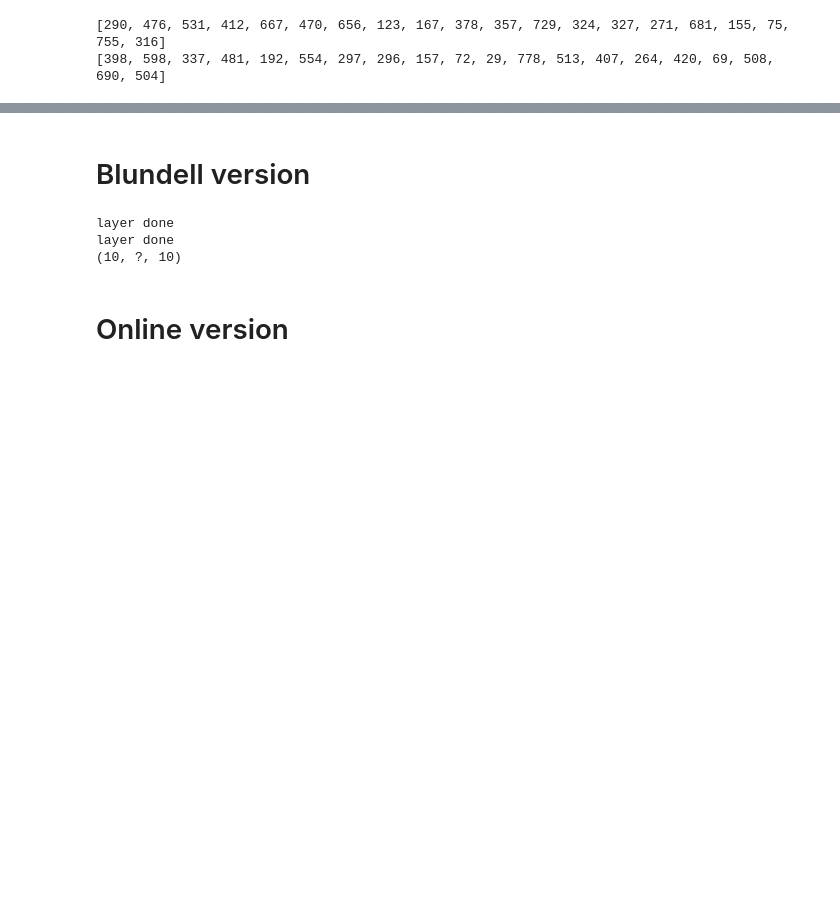
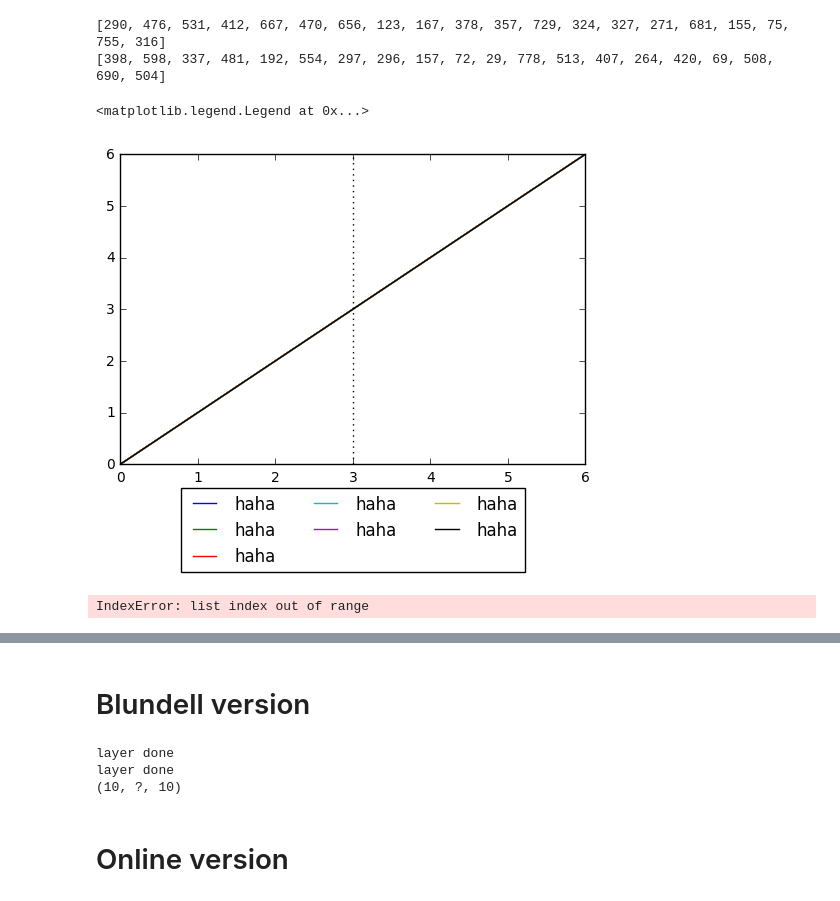
Before and after one commit to geronest/bayes_nn_shson_1611, a Jupyter notebook: ewc_multitask_170825.ipynb, the cells around one changed output, grey strips where cells are left out. Saved outputs shown, nothing was run; the diff lists cells and outputs as text; code cells hidden in the pictures; blank space fills up the shorter version.

```diff
--- a/ewc_multitask_170825.ipynb
+++ b/ewc_multitask_170825.ipynb
@@ -81,3 +81,22 @@ def print_accs(accs, ep):
         res += " {:.4f}".format(acc[ep])
 
     print res
+# %%
+testarr = [0, 1, 2, 3, 4, 5, 6]
+plt.plot(testarr)
+plt.plot(testarr)
+plt.plot(testarr)
+plt.plot(testarr)
+plt.plot(testarr)
+plt.plot(testarr)
+plt.plot(testarr)
+plt.axvline(3, color = 'k', ls = ':')
+plt.legend(['haha', 'haha', 'haha', 'haha', 'haha', 'haha', 'haha'], loc = "upper center", bbox_to_anchor=(0.5, -0.05), ncol = 3)
+# %% [output]
+<matplotlib.legend.Legend at 0x...>
+[figure, added]
+# %%
+testlist1 = []
+testlist1[-1]
+# %% [output]
+IndexError: list index out of range
```
Also changed, not shown: parts of 1 cell of this notebook, 12 other files.
